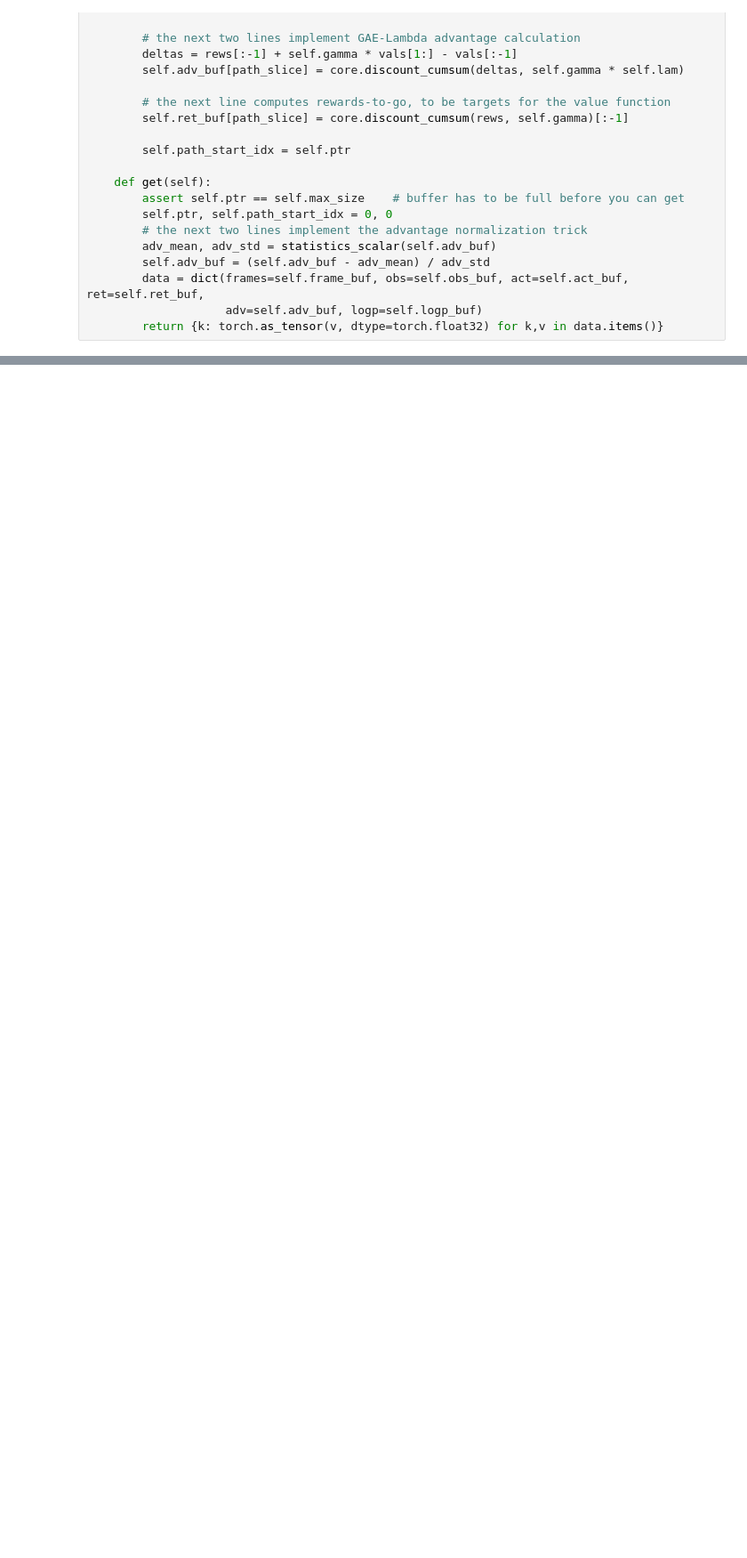
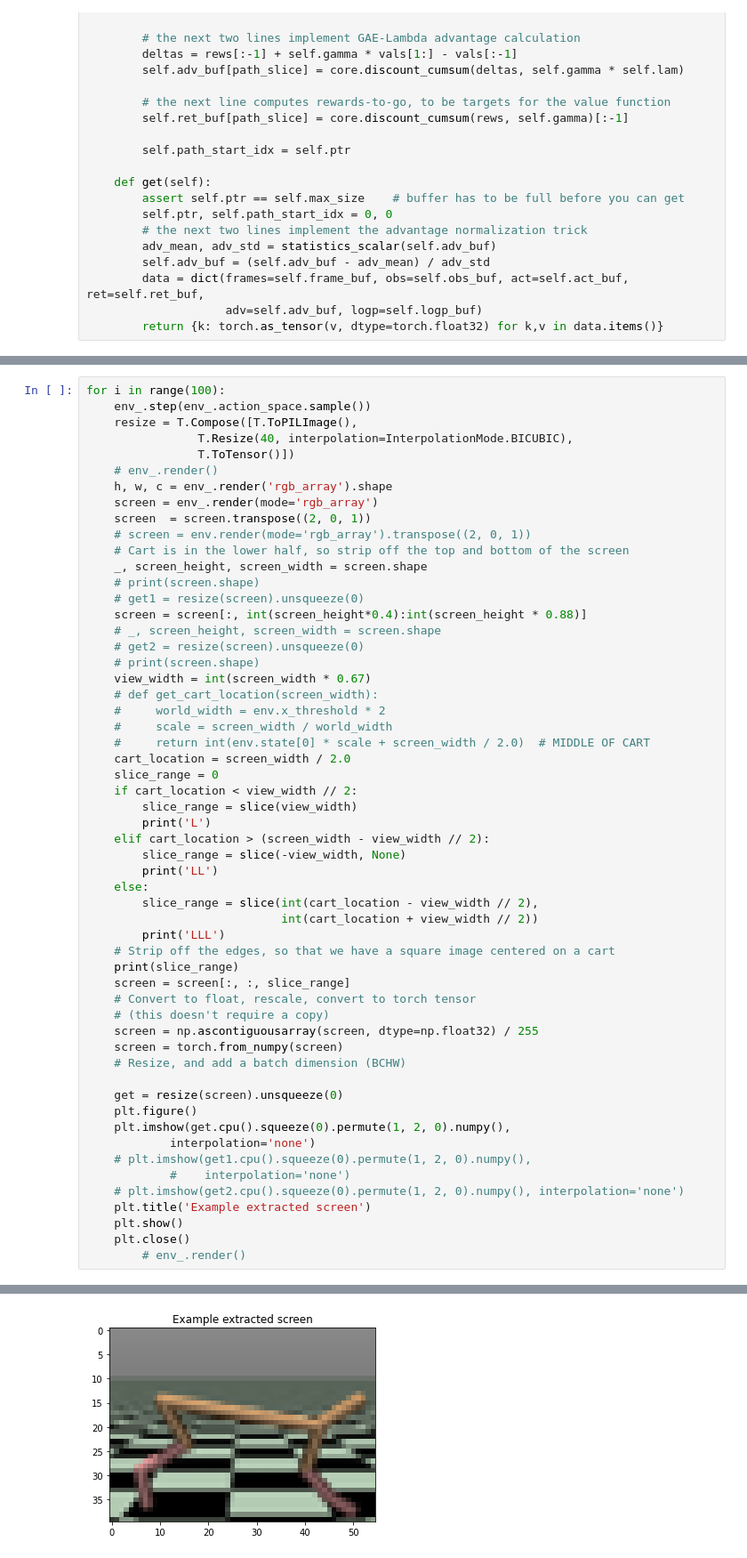
Before and after one commit to VedangNadkarni/RL_algos, a Jupyter notebook: RL4.ipynb, the cells around one changed output, grey strips where cells are left out. Shown at 89% size. Drawn from its saved outputs; the diff is of its cells as text; blank space fills up the shorter version.

```diff
--- a/RL4.ipynb
+++ b/RL4.ipynb
@@ -287,0 +444,57 @@ env = "CartPole-v0"
+# %%
+for i in range(100):
+    env_.step(env_.action_space.sample())
+    resize = T.Compose([T.ToPILImage(),
+                T.Resize(40, interpolation=InterpolationMode.BICUBIC),
+                T.ToTensor()])
+    # env_.render()
+    h, w, c = env_.render('rgb_array').shape
+    screen = env_.render(mode='rgb_array')
+    screen  = screen.transpose((2, 0, 1))
+    # screen = env.render(mode='rgb_array').transpose((2, 0, 1))
+    # Cart is in the lower half, so strip off the top and bottom of the screen
+    _, screen_height, screen_width = screen.shape
+    # print(screen.shape)
+    # get1 = resize(screen).unsqueeze(0)
+    screen = screen[:, int(screen_height*0.4):int(screen_height * 0.88)]
+    # _, screen_height, screen_width = screen.shape
+    # get2 = resize(screen).unsqueeze(0)
+    # print(screen.shape)
+    view_width = int(screen_width * 0.67)
+    # def get_cart_location(screen_width):
+    #     world_width = env.x_threshold * 2
+    #     scale = screen_width / world_width
+    #     return int(env.state[0] * scale + screen_width / 2.0)  # MIDDLE OF CART
+    cart_location = screen_width / 2.0
+    slice_range = 0
+    if cart_location < view_width // 2:
+        slice_range = slice(view_width)
+        print('L')
+    elif cart_location > (screen_width - view_width // 2):
+        slice_range = slice(-view_width, None)
+        print('LL')
+    else:
+        slice_range = slice(int(cart_location - view_width // 2),
+                            int(cart_location + view_width // 2))
+        print('LLL')
+    # Strip off the edges, so that we have a square image centered on a cart
+    print(slice_range)
+    screen = screen[:, :, slice_range]
+    # Convert to float, rescale, convert to torch tensor
+    # (this doesn't require a copy)
+    screen = np.ascontiguousarray(screen, dtype=np.float32) / 255
+    screen = torch.from_numpy(screen)
+    # Resize, and add a batch dimension (BCHW)
+
+    get = resize(screen).unsqueeze(0)
+    plt.figure()
+    plt.imshow(get.cpu().squeeze(0).permute(1, 2, 0).numpy(),
+            interpolation='none')
+    # plt.imshow(get1.cpu().squeeze(0).permute(1, 2, 0).numpy(),
+            #    interpolation='none')
+    # plt.imshow(get2.cpu().squeeze(0).permute(1, 2, 0).numpy(), interpolation='none')
+    plt.title('Example extracted screen')
+    plt.show()
+    plt.close()
+        # env_.render()
+# %% [output]
@@ -287,0 +505 @@ env = "CartPole-v0"
+[figure, added]
```
Also changed, not shown: parts of 13 cells of this notebook, 2 other files.
